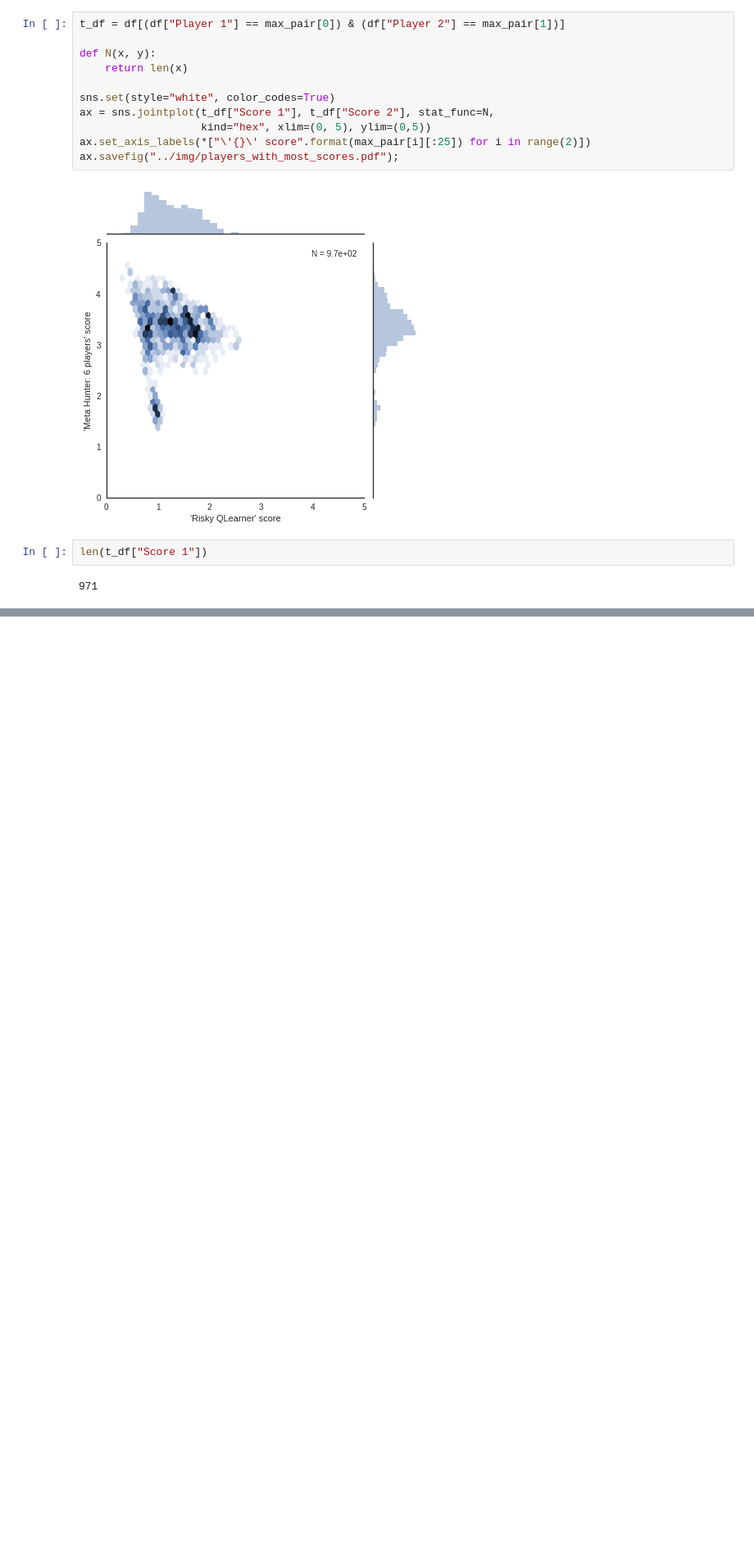
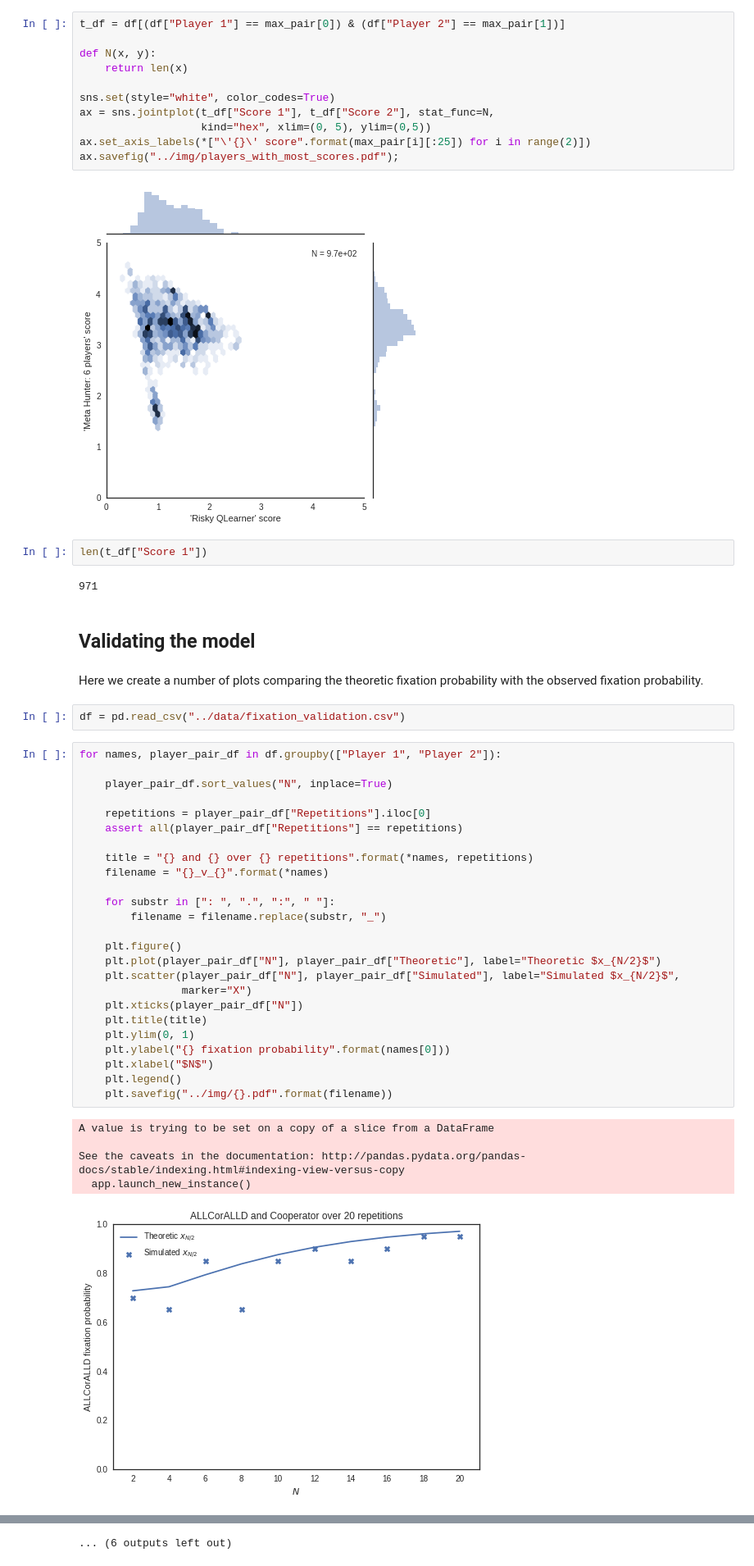
Before and after one commit to Axelrod-Python/axelrod-moran, a Jupyter notebook: nbs/main.ipynb, the cells around one changed output, grey strips where cells are left out. Shown at 82% size. Drawn from its saved outputs; the diff is of its cells as text; blank space fills up the shorter version.

Commit message:
Draw validation plots in Jupyter Notebook.
This currently only has simulations with 20 repetitions but I have 1000
repetitions running.

```diff
--- a/nbs/main.ipynb
+++ b/nbs/main.ipynb
@@ -135,3 +135,40 @@ ax.savefig("../img/players_with_most_scores.pdf");
 len(t_df["Score 1"])
 # %% [output]
 971
+# %% [markdown]
+## Validating the model
+# %% [markdown]
+Here we create a number of plots comparing the theoretic fixation probability with the observed fixation probability.
+# %%
+df = pd.read_csv("../data/fixation_validation.csv")
+# %%
+for names, player_pair_df in df.groupby(["Player 1", "Player 2"]):
+
+    player_pair_df.sort_values("N", inplace=True)
+
+    repetitions = player_pair_df["Repetitions"].iloc[0]
+    assert all(player_pair_df["Repetitions"] == repetitions)
+
+    title = "{} and {} over {} repetitions".format(*names, repetitions)
+    filename = "{}_v_{}".format(*names)
+
+    for substr in [": ", ".", ":", " "]:
+        filename = filename.replace(substr, "_")
+
+    plt.figure()
+    plt.plot(player_pair_df["N"], player_pair_df["Theoretic"], label="Theoretic $x_{N/2}$")
+    plt.scatter(player_pair_df["N"], player_pair_df["Simulated"], label="Simulated $x_{N/2}$",
+                marker="X")
+    plt.xticks(player_pair_df["N"])
+    plt.title(title)
+    plt.ylim(0, 1)
+    plt.ylabel("{} fixation probability".format(names[0]))
+    plt.xlabel("$N$")
+    plt.legend()
+    plt.savefig("../img/{}.pdf".format(filename))
+# %% [output]
+A value is trying to be set on a copy of a slice from a DataFrame
+
+See the caveats in the documentation: http://pandas.pydata.org/pandas-docs/stable/indexing.html#indexing-view-versus-copy
+  app.launch_new_instance()
+[figure, added]
@@ -137,0 +185 @@ len(t_df["Score 1"])
+... (6 outputs left out)
```
Also changed, not shown: parts of 1 cell of this notebook, 36 other files.
